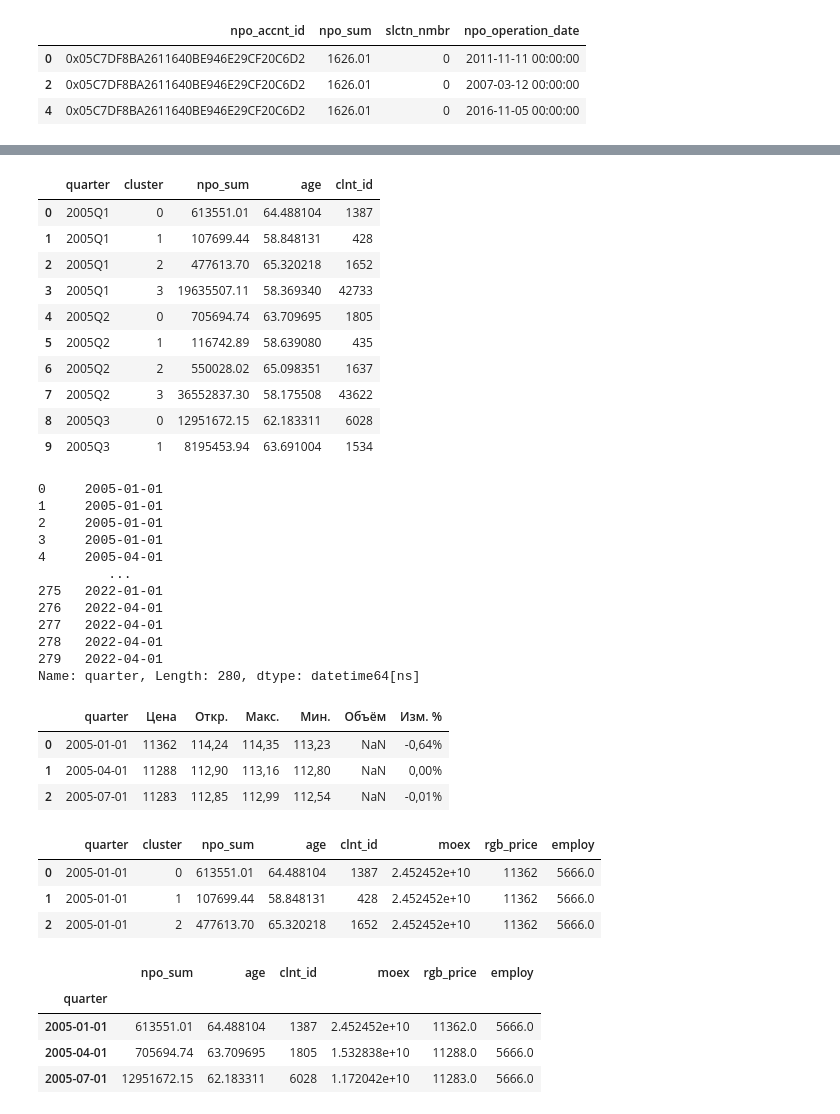
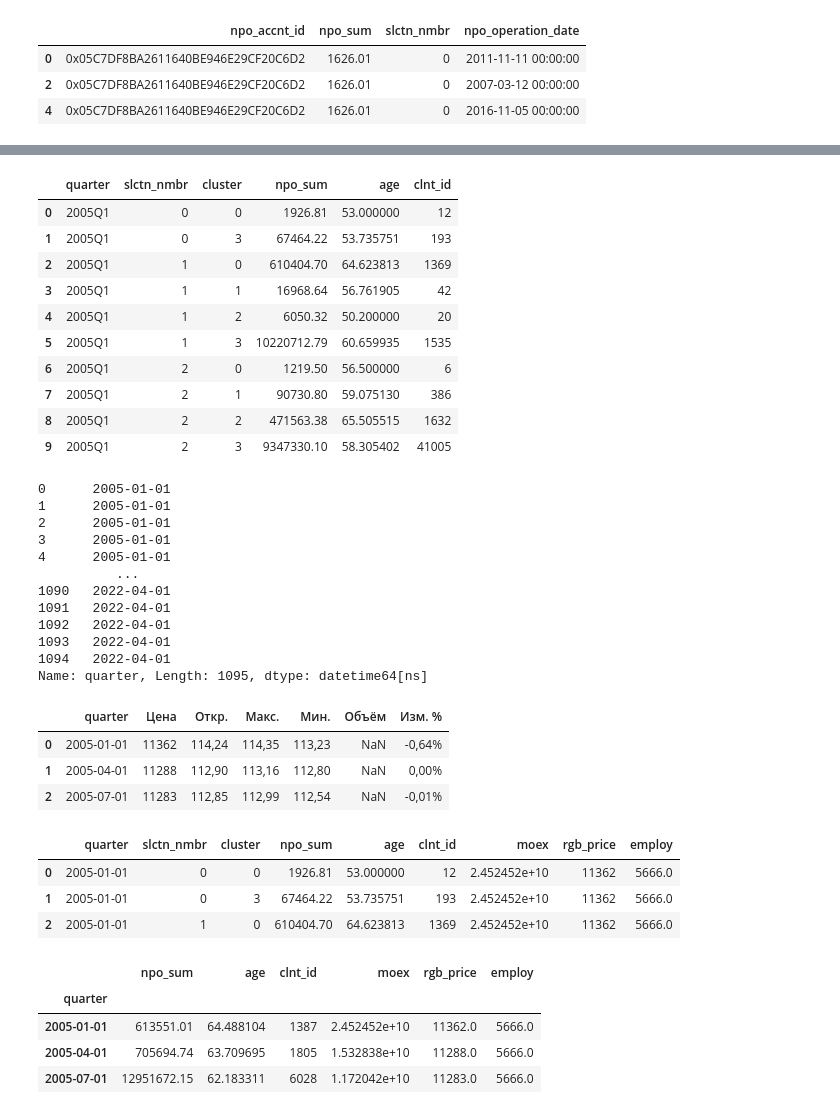
Before and after one commit to Snopoff/NSPF-Financial-Behavior, a Jupyter notebook: Cluster Forecasting.ipynb, the cells around one changed output, grey strips where cells are left out. Drawn from its saved outputs; the diff is of its cells as text; code cells hidden in the pictures.

```diff
--- a/Cluster Forecasting.ipynb
+++ b/Cluster Forecasting.ipynb
@@ -109,39 +109,39 @@ client_payments.head(3)
 # Format npo_operation_date to quarter
 client_payments['quarter'] = pd.to_datetime(client_payments['npo_operation_date']).dt.to_period('Q')
 # %%
-quarterly_data = client_payments.groupby(['quarter', 'cluster']).agg({'npo_sum': 'sum', 'age': 'mean', 'clnt_id': 'count'})
+quarterly_data = client_payments.groupby(['quarter', 'slctn_nmbr', 'cluster']).agg({'npo_sum': 'sum', 'age': 'mean', 'clnt_id': 'count'})
 quarterly_data.reset_index(inplace=True)
 quarterly_data.tail()
 quarterly_data = quarterly_data.loc[quarterly_data['quarter'] >= pd.Period('2005Q1')].reset_index(drop=True)
 quarterly_data.head(10)
 # %% [output]
-|  | quarter | cluster | npo_sum | age | clnt_id |
-| 0 | 2005Q1 | 0 | 613551.01 | 64.488104 | 1387 |
-| 1 | 2005Q1 | 1 | 107699.44 | 58.848131 | 428 |
-| 2 | 2005Q1 | 2 | 477613.70 | 65.320218 | 1652 |
-| 3 | 2005Q1 | 3 | 19635507.11 | 58.369340 | 42733 |
-| 4 | 2005Q2 | 0 | 705694.74 | 63.709695 | 1805 |
-| 5 | 2005Q2 | 1 | 116742.89 | 58.639080 | 435 |
-| 6 | 2005Q2 | 2 | 550028.02 | 65.098351 | 1637 |
-| 7 | 2005Q2 | 3 | 36552837.30 | 58.175508 | 43622 |
-| 8 | 2005Q3 | 0 | 12951672.15 | 62.183311 | 6028 |
-| 9 | 2005Q3 | 1 | 8195453.94 | 63.691004 | 1534 |
+|  | quarter | slctn_nmbr | cluster | npo_sum | age | clnt_id |
+| 0 | 2005Q1 | 0 | 0 | 1926.81 | 53.000000 | 12 |
+| 1 | 2005Q1 | 0 | 3 | 67464.22 | 53.735751 | 193 |
+| 2 | 2005Q1 | 1 | 0 | 610404.70 | 64.623813 | 1369 |
+| 3 | 2005Q1 | 1 | 1 | 16968.64 | 56.761905 | 42 |
+| 4 | 2005Q1 | 1 | 2 | 6050.32 | 50.200000 | 20 |
+| 5 | 2005Q1 | 1 | 3 | 10220712.79 | 60.659935 | 1535 |
+| 6 | 2005Q1 | 2 | 0 | 1219.50 | 56.500000 | 6 |
+| 7 | 2005Q1 | 2 | 1 | 90730.80 | 59.075130 | 386 |
+| 8 | 2005Q1 | 2 | 2 | 471563.38 | 65.505515 | 1632 |
+| 9 | 2005Q1 | 2 | 3 | 9347330.10 | 58.305402 | 41005 |
 # %%
 quarterly_data['quarter'] = quarterly_data['quarter'].dt.to_timestamp()
 quarterly_data['quarter']
 # %% [output]
-0     2005-01-01
-1     2005-01-01
-2     2005-01-01
-3     2005-01-01
-4     2005-04-01
-         ...
-275   2022-01-01
-276   2022-04-01
-277   2022-04-01
-278   2022-04-01
-279   2022-04-01
-Name: quarter, Length: 280, dtype: datetime64[ns]
+0      2005-01-01
+1      2005-01-01
+2      2005-01-01
+3      2005-01-01
+4      2005-01-01
+          ...
+1090   2022-04-01
+1091   2022-04-01
+1092   2022-04-01
+1093   2022-04-01
+1094   2022-04-01
+Name: quarter, Length: 1095, dtype: datetime64[ns]
 # %%
 df_moex = pd.read_csv('df_moex', index_col=0)
 df_moex['quarter'] = pd.to_datetime(df_moex['quarter'])
@@ -182,10 +182,10 @@ quarterly_data.rename(columns={'Цена': 'rgb_price'}, inplace=True)
 quarterly_data = pd.merge(quarterly_data, df_employ, on='quarter')
 quarterly_data.head(3)
 # %% [output]
-|  | quarter | cluster | npo_sum | age | clnt_id | moex | rgb_price | employ |
-| 0 | 2005-01-01 | 0 | 613551.01 | 64.488104 | 1387 | 2.452452e+10 | 11362 | 5666.0 |
-| 1 | 2005-01-01 | 1 | 107699.44 | 58.848131 | 428 | 2.452452e+10 | 11362 | 5666.0 |
-| 2 | 2005-01-01 | 2 | 477613.70 | 65.320218 | 1652 | 2.452452e+10 | 11362 | 5666.0 |
+|  | quarter | slctn_nmbr | cluster | npo_sum | age | clnt_id | moex | rgb_price | employ |
+| 0 | 2005-01-01 | 0 | 0 | 1926.81 | 53.000000 | 12 | 2.452452e+10 | 11362 | 5666.0 |
+| 1 | 2005-01-01 | 0 | 3 | 67464.22 | 53.735751 | 193 | 2.452452e+10 | 11362 | 5666.0 |
+| 2 | 2005-01-01 | 1 | 0 | 610404.70 | 64.623813 | 1369 | 2.452452e+10 | 11362 | 5666.0 |
 # %%
 quarterly_data = quarterly_data.set_index('quarter')
 quarterly_data['npo_sum'] = quarterly_data['npo_sum'].astype('float')
```
Also changed, not shown: 1 other file.
